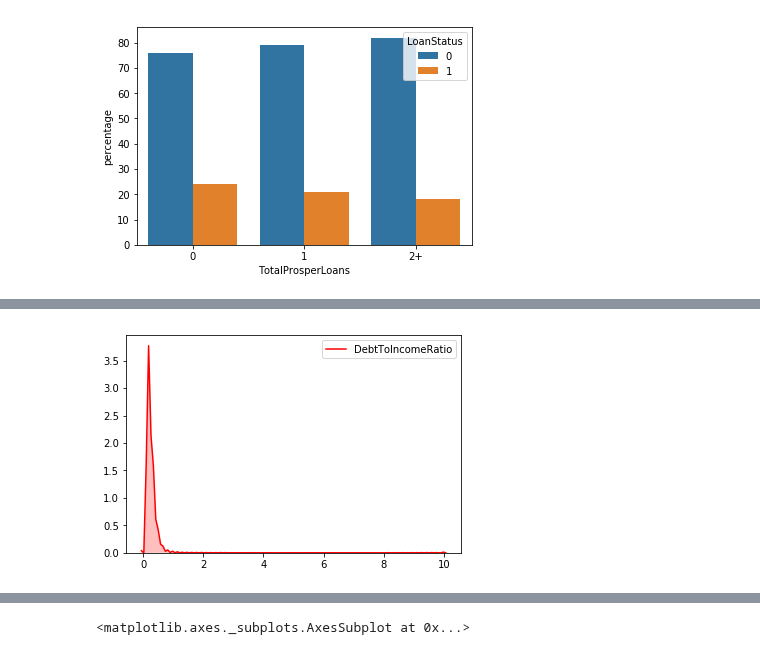
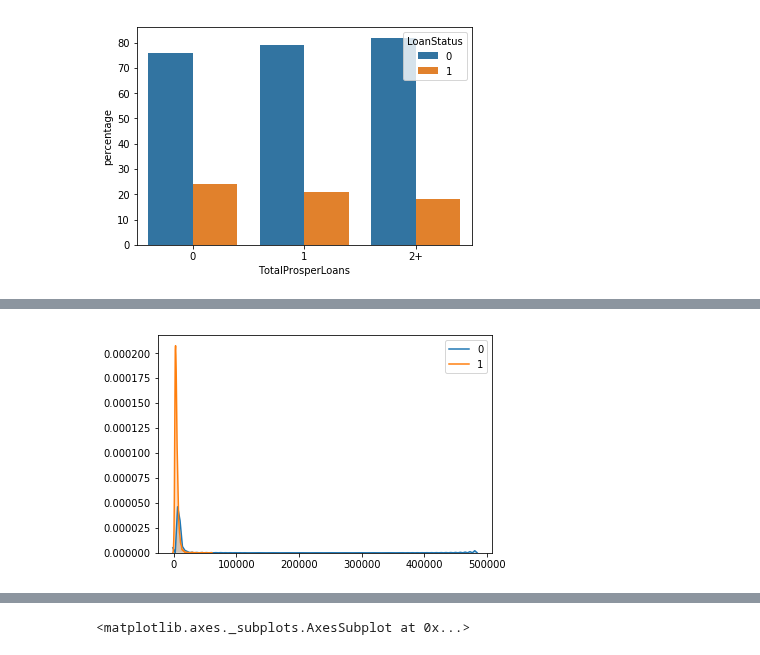
Before and after one commit to abhiksark/Udacity-DataAnalyst-Nanodegree, a Jupyter notebook: bank_loan/loan_dataset.ipynb, the cells around one changed output, grey strips where cells are left out. Saved outputs shown, nothing was run; the diff lists cells and outputs as text; code cells hidden in the pictures.

Commit message:
added more plots

```diff
--- a/bank_loan/loan_dataset.ipynb
+++ b/bank_loan/loan_dataset.ipynb
@@ -224,3 +224,5 @@ Try using .loc[row_indexer,col_indexer] = value instead
 
 See the caveats in the documentation: http://pandas.pydata.org/pandas-docs/stable/indexing.html#indexing-view-versus-copy
   """Entry point for launching an IPython kernel.
+# %%
+df_new["CreditScore"] = (df_new["CreditScoreRangeLower"] + df_new["CreditScoreRangeUpper"] )/2
@@ -330,5 +338,11 @@ df_new.TotalProsperLoans.value_counts().plot(kind='bar');
 value_counts_status(df_new,'TotalProsperLoans');
 # %% [output]
 [figure]
+# %%
+def kde_plot(df,col):
+    df_0 = df[df.LoanStatus==0]
+    df_1 = df[df.LoanStatus==1]
+    sns.kdeplot(df_0[col], shade=True,label='0');
+    sns.kdeplot(df_1[col], shade=True,label='1');
 # %%
 ## Continous
@@ -364,4 +349,4 @@ sns.kdeplot(df_new.EmploymentStatusDuration, shade=True, color="r");
-# %%
-sns.kdeplot(df_new.DebtToIncomeRatio, shade=True, color="r");
-# %% [output]
-[figure, removed]
+# %%
+kde_plot(df_new,"StatedMonthlyIncome")
+# %% [output]
+[figure, added]
```
Also changed, not shown: parts of 29 cells of this notebook.
